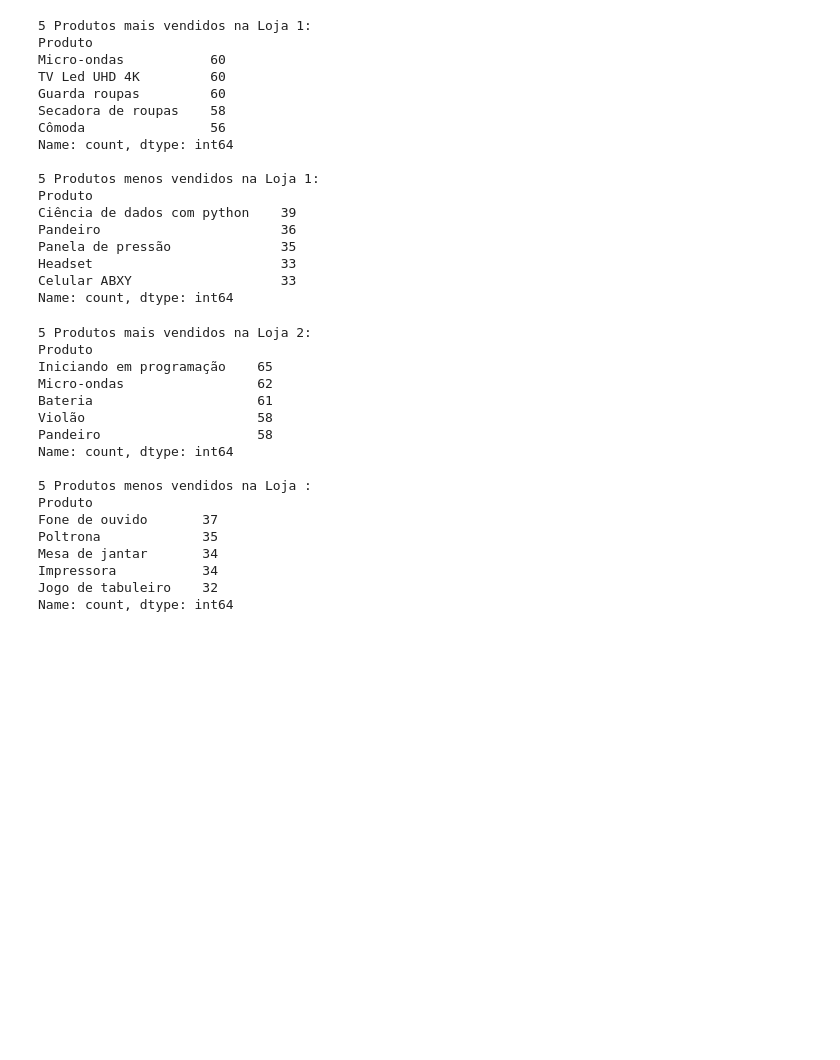
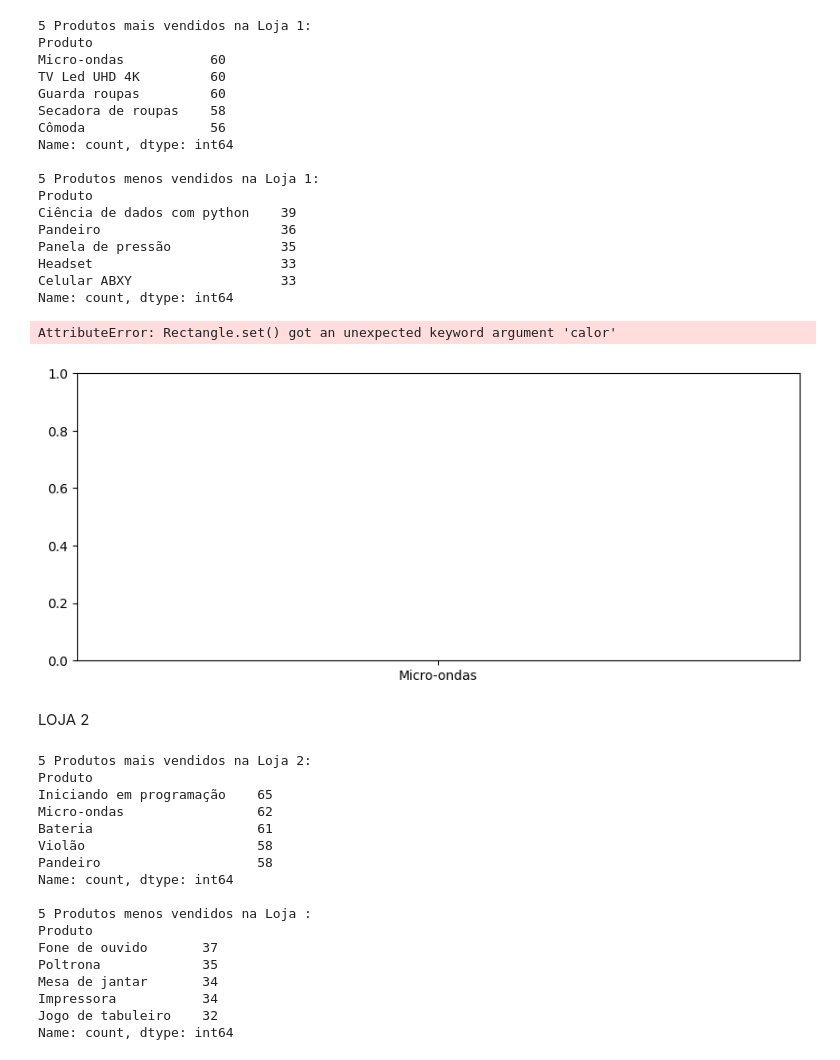
Before and after one commit to paulaferreirao/challenge-alura-store, a Jupyter notebook: AluraStoreBr.ipynb, the cells around one changed output. Cells and saved outputs as stored; diff of their text form; code cells hidden in the pictures; blank space fills up the shorter version.

```diff
--- a/AluraStoreBr.ipynb
+++ b/AluraStoreBr.ipynb
@@ -214,6 +235,31 @@ Panela de pressão              35
 Headset                        33
 Celular ABXY                   33
 Name: count, dtype: int64
+# %%
+# 5 mais vendidos - Loja 1
+plt.figure(figsize=(10, 4))
+plt.bar(mais_vendidos_loja1.index, mais_vendidos_loja1.values, calor='green')
+plt.title('Top 5 Produtos Mais Vendidos - Loja 1')
+plt.xlabel('Produto')
+plt.ylabel('Quantidade Vendida')
+plt.xticks(rotation=45)
+plt.tight_layout()
+plt.show()
+
+# 5 menos vendidos - Loja 1
+plt.figure(figsize=(10,4))
+plt.bar(menos_vendidos_loja1.index, menos_vendidos_loja1.values, calor='red')
+plt.title('Top 5 Produtos Menos Vendidos - Loja 1')
+plt.xlabel('Produto')
+plt.ylabel('Quantidade Vendida')
+plt.xticks(rotation=45)
+plt.tight_layout()
+plt.show()
+# %% [output]
+AttributeError: Rectangle.set() got an unexpected keyword argument 'calor'
+[figure, added]
+# %% [markdown]
+LOJA 2
 # %%
 produtos_vendidos_loja2 = loja2['Produto'].value_counts()
 mais_vendidos_loja2 = produtos_vendidos_loja2.head(5)
```
Also changed, not shown: parts of 5 cells of this notebook.
